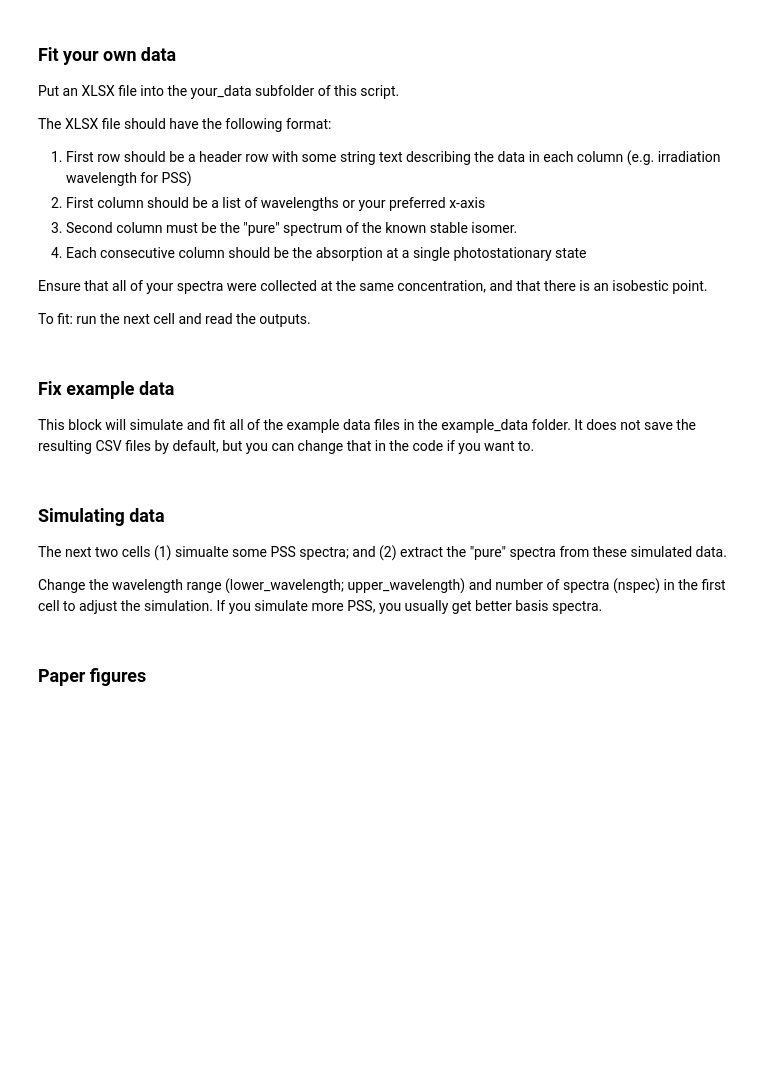
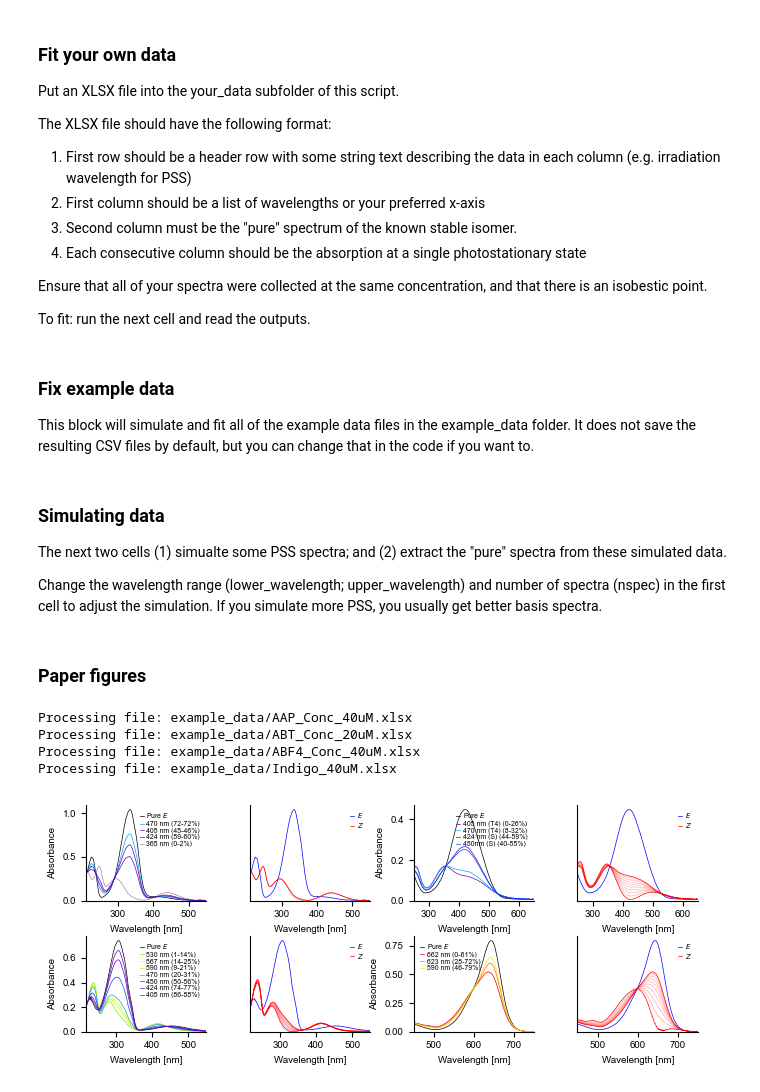
Before and after one commit to martinp23/pss-resolver, a Jupyter notebook: demo notebook.ipynb, the cells around one changed output. Cells and saved outputs as stored; diff of their text form; code cells hidden in the pictures; blank space fills up the shorter version.

Commit message:
ms fig, make pure-E k

```diff
--- a/demo notebook.ipynb
+++ b/demo notebook.ipynb
@@ -226,7 +226,7 @@ for i,f in enumerate(ms_data):
             color = wl_to_rgb[int(wl)]
             plt.plot(data.index,X.T[:,ij],color=color,label=l)
         else:
-            plt.plot(data.index,X.T[:,ij],label='Pure $E$')
+            plt.plot(data.index,X.T[:,ij],label='Pure $E$',color='k')
     # plt.plot(data.index,X.T,label=labels)
     plt.xlim(min(data.index),max(data.index))
     plt.legend(handlelength=.6,handletextpad=0.4,labelspacing=0.1,frameon=False,fontsize=5)
@@ -238,33 +238,39 @@ for i,f in enumerate(ms_data):
 
     plt.sca(axs[int(i/2),2*(i%2)+1])
     plt.plot(data.index,spec[0,:].T,'b',label='$E$')
 
     # we will just plot a max of 10 solution spectra for clarity
     ix_to_plot = np.linspace(0,len(res_ST)-1,min(10,len(res_ST)),dtype=int)
     res_ST_to_plot = [res_ST[i] for i in ix_to_plot]
 
     for ii,spec in enumerate(res_ST_to_plot):
         if ii == 0:
             plt.plot(data.index,spec[1,:].T,'r',label=['$Z$'],alpha=1)
         elif ii == 9:
             plt.plot(data.index,spec[1,:].T,'r',alpha=1)
         else:
             plt.plot(data.index,spec[1,:].T,'r',alpha=0.3)
     leg=plt.legend(handlelength=.6,handletextpad=0.4,labelspacing=0.1,frameon=False,fontsize=5)
     for line in leg.legend_handles:
         line.set_alpha(1)
     plt.xlabel('Wavelength [nm]')
     plt.xlim(min(data.index),max(data.index))
     plt.gca().tick_params(axis='y', left=False, labelleft=False)
     plt.gca().spines['right'].set_visible(False)
     plt.gca().spines['top'].set_visible(False)
     plt.ylim(bottom=0)
 
     export_dcs_to_csv(f.split('/')[-1].split('.')[0], data.index.values, X, res_C,  res_ST)
 
 plt.tight_layout(pad=0,h_pad=0.2,w_pad=0.02)
 plt.savefig('paper-figures/ms/pss_mcr_real_results.png',dpi=600)
 plt.savefig('paper-figures/ms/pss_mcr_real_results.pdf',dpi=600)
+# %% [output]
+Processing file: example_data/AAP_Conc_40uM.xlsx
+Processing file: example_data/ABT_Conc_20uM.xlsx
+Processing file: example_data/ABF4_Conc_40uM.xlsx
+Processing file: example_data/Indigo_40uM.xlsx
+[figure, added]
 # %%
 # SI Figures
 
```
Also changed, not shown: 2 other files.
